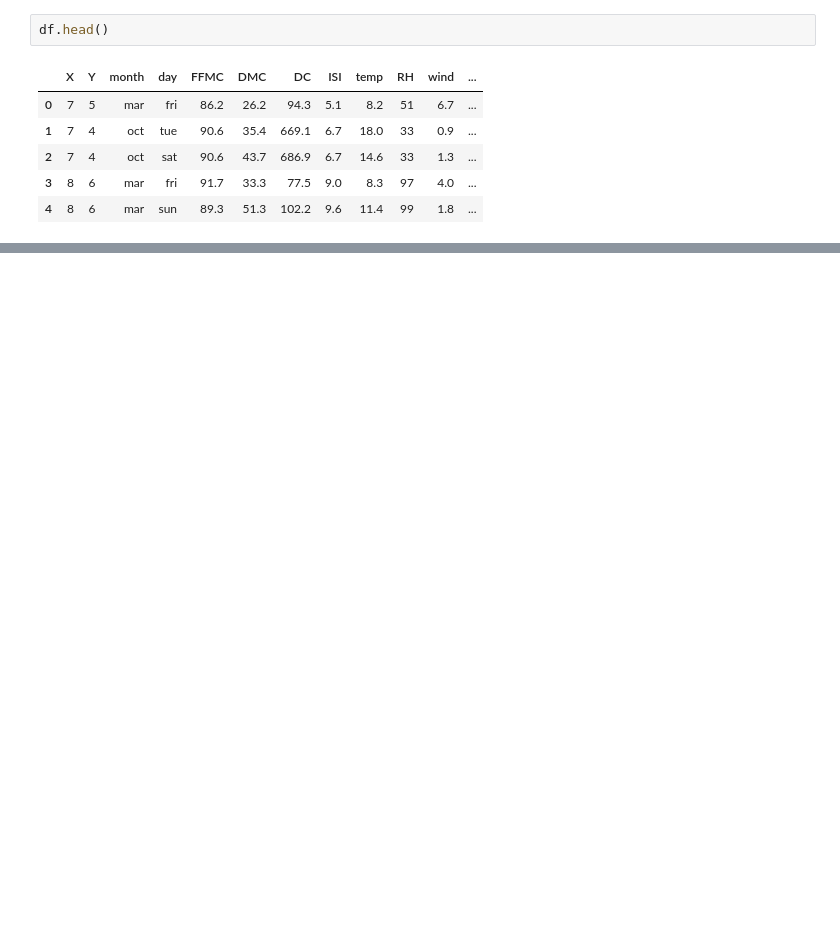
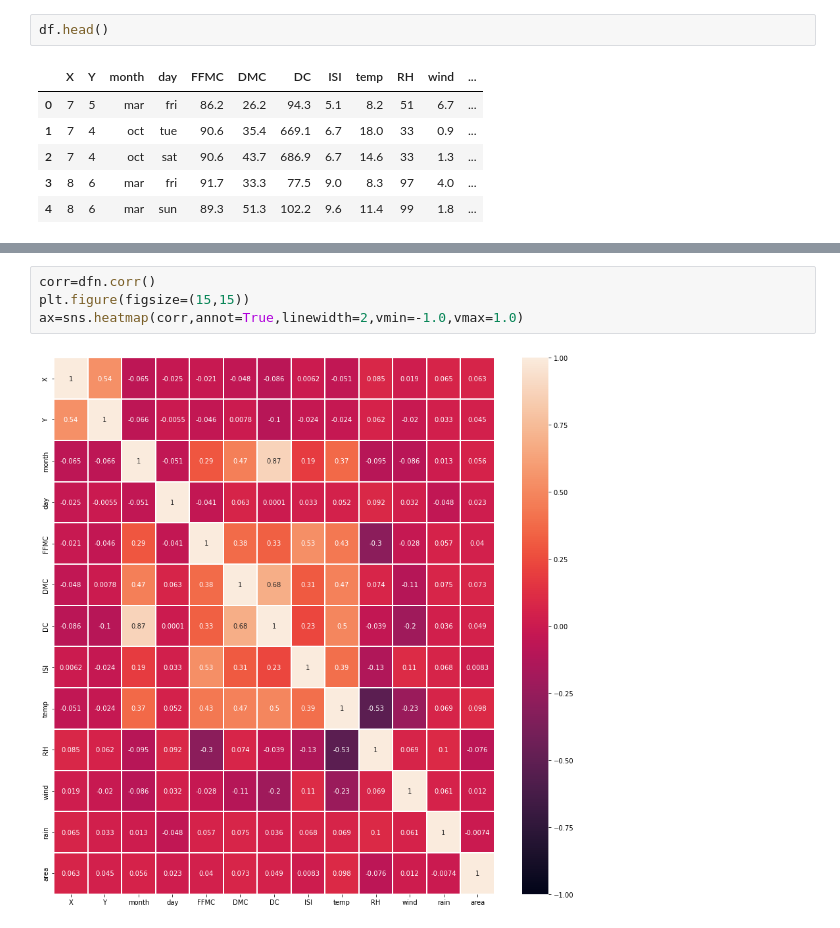
Before and after one commit to Zynokrex/Regressio_APC, a Jupyter notebook: practica1.ipynb, the cells around one changed output, grey strips where cells are left out. Saved outputs shown, nothing was run; the diff lists cells and outputs as text; blank space fills up the shorter version.

```diff
--- a/practica1.ipynb
+++ b/practica1.ipynb
@@ -120,0 +129,6 @@ df.area.hist()
+# %%
+corr=dfn.corr()
+plt.figure(figsize=(15,15))
+ax=sns.heatmap(corr,annot=True,linewidth=2,vmin=-1.0,vmax=1.0)
+# %% [output]
+[figure, added]
```
Also changed, not shown: parts of 36 cells of this notebook, 1 other file.
